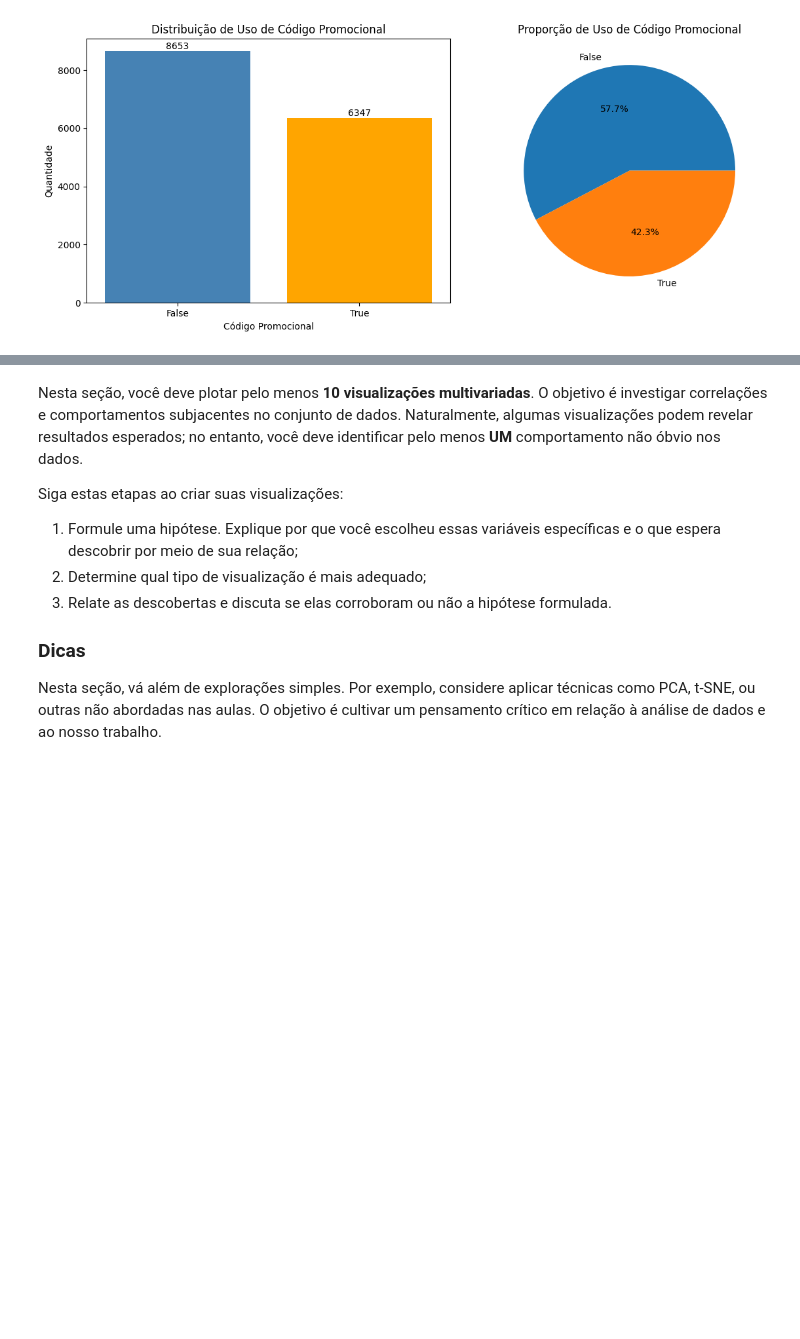
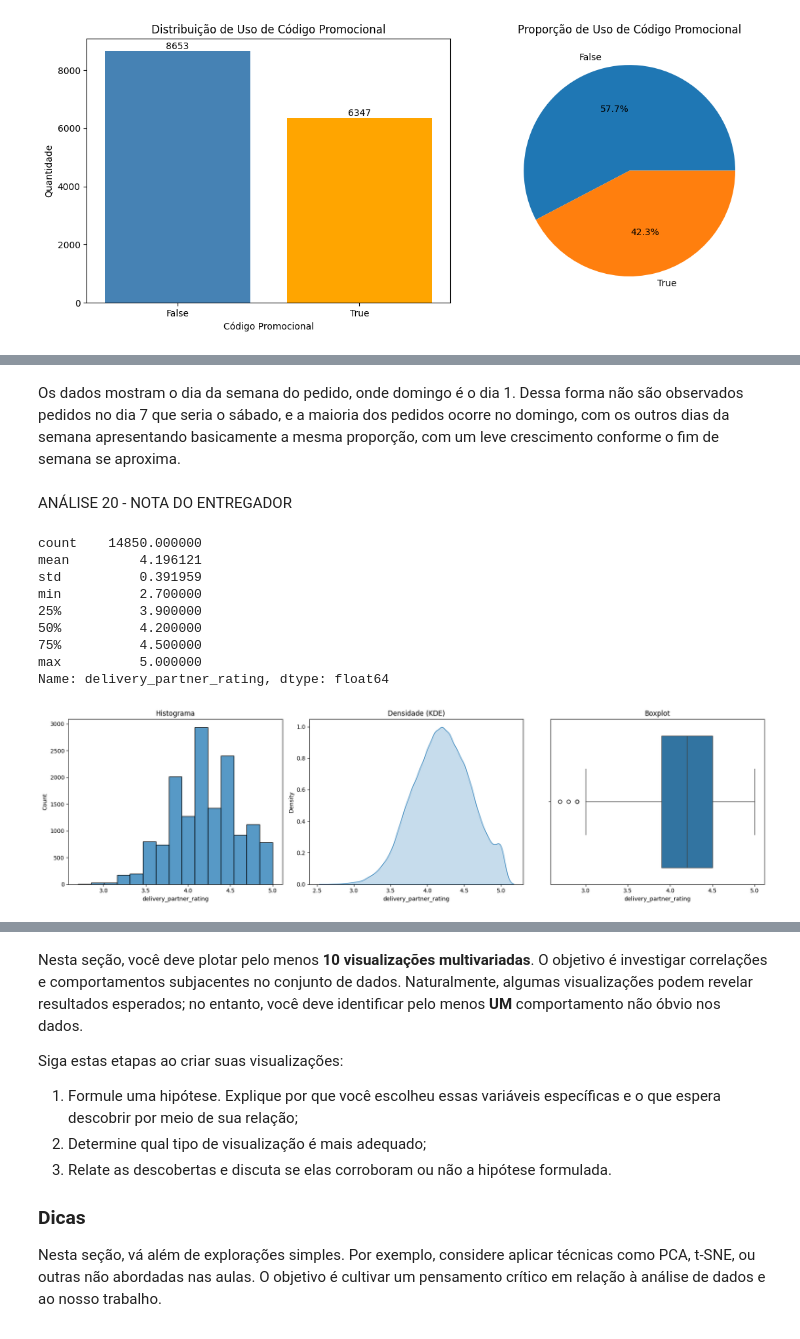
Before and after one commit to LeandroRodriguesCarneiro/pos_graduacao_analise_preparacao_dados, a Jupyter notebook: main.ipynb, the cells around one changed output, grey strips where cells are left out. Saved outputs shown, nothing was run; the diff lists cells and outputs as text; code cells hidden in the pictures; blank space fills up the shorter version.

```diff
--- a/main.ipynb
+++ b/main.ipynb
@@ -933,0 +1102,46 @@ Name: count, dtype: float64
+# %% [markdown]
+Os dados mostram o dia da semana do pedido, onde domingo é o dia 1. Dessa forma não são observados pedidos no dia 7 que seria o sábado, e a maioria dos pedidos ocorre no domingo, com os outros dias da semana apresentando basicamente a mesma proporção, com um leve crescimento conforme o fim de semana se aproxima.
+# %% [markdown]
+ANÁLISE 20 - NOTA DO ENTREGADOR
+# %%
+display(df['delivery_partner_rating'].describe())
+bins = int(np.ceil(np.log2(len(df['delivery_partner_rating'])) + 1))
+
+fig, axes = plt.subplots(1, 3, figsize=(18, 5))
+
+# Histograma
+sns.histplot(
+    df['delivery_partner_rating'],
+    bins=bins,
+    ax=axes[0]
+)
+axes[0].set_title('Histograma')
+
+# KDE
+sns.kdeplot(
+    df['delivery_partner_rating'],
+    fill=True,
+    ax=axes[1]
+)
+axes[1].set_title('Densidade (KDE)')
+
+# Boxplot
+sns.boxplot(
+    x=df['delivery_partner_rating'],
+    ax=axes[2]
+)
+axes[2].set_title('Boxplot')
+
+plt.tight_layout()
+plt.show()
+# %% [output]
+count    14850.000000
+mean         4.196121
+std          0.391959
+min          2.700000
+25%          3.900000
+50%          4.200000
+75%          4.500000
+max          5.000000
+Name: delivery_partner_rating, dtype: float64
+[figure, added]
```
Also changed, not shown: parts of 30 cells of this notebook.
